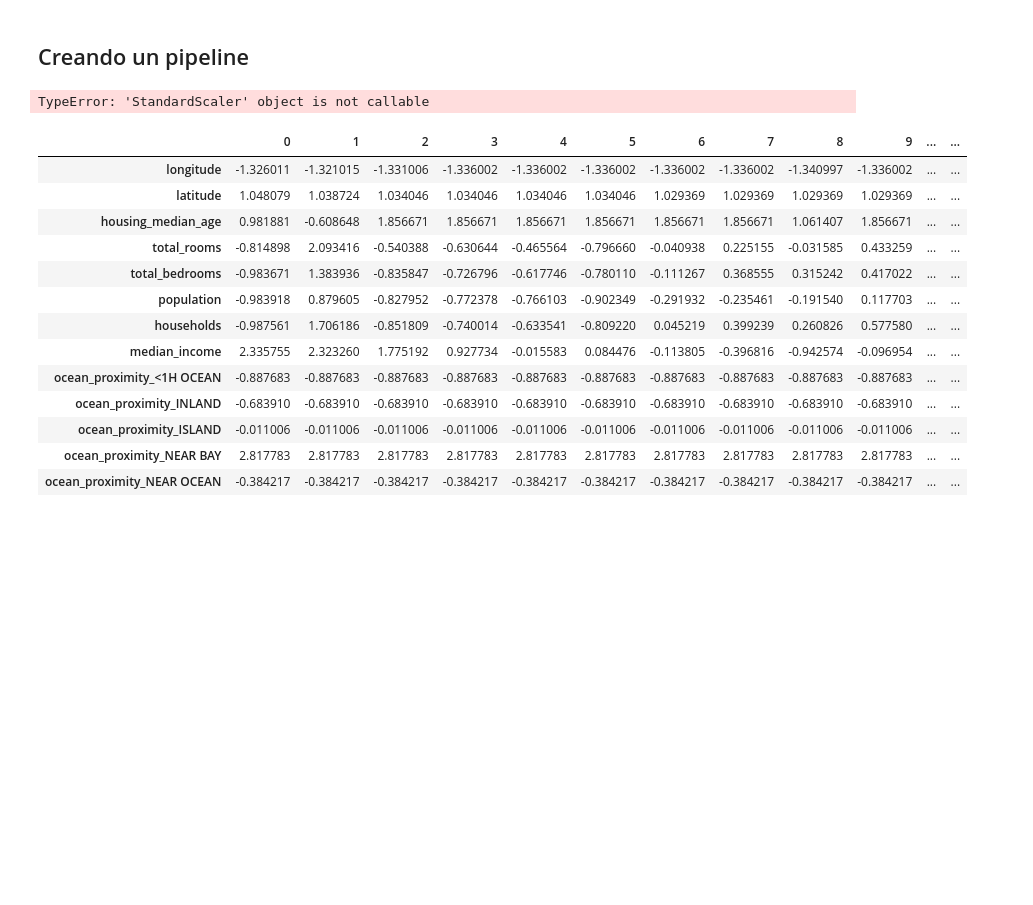
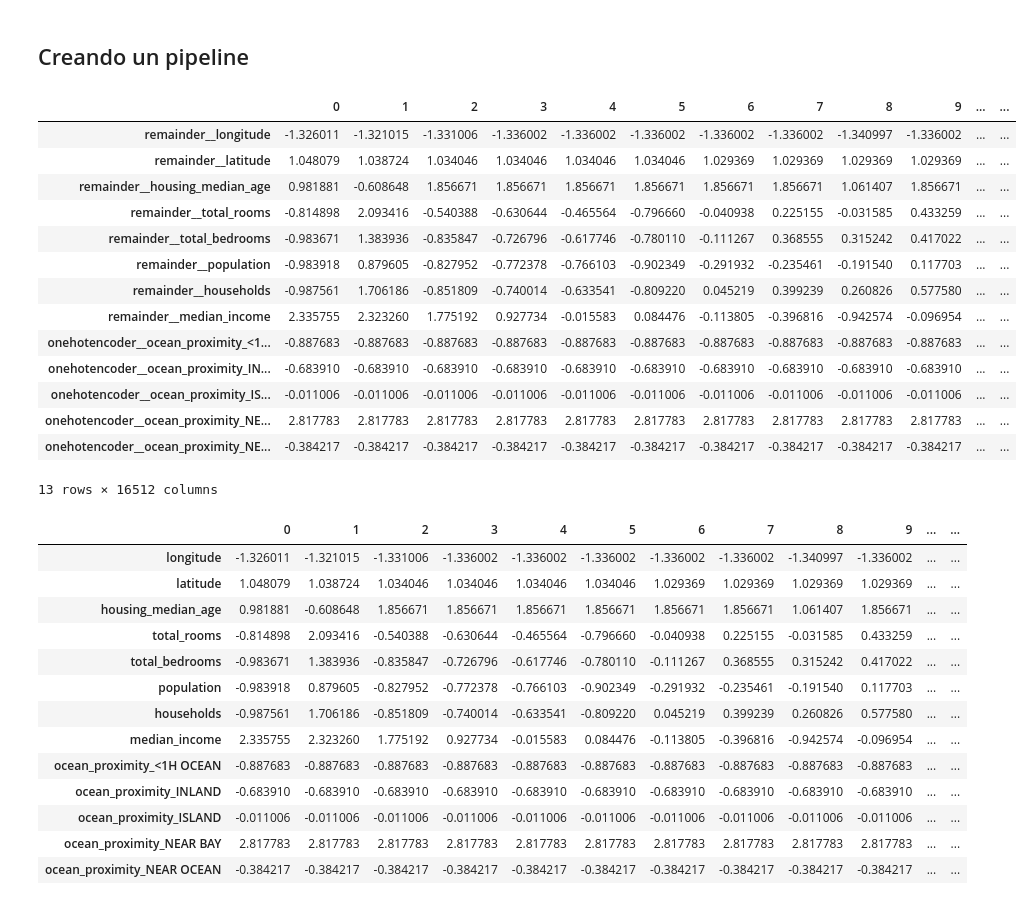
Before and after one commit to salopalo/Compartido, a Jupyter notebook: knn_def.ipynb, the cells around one changed output. Saved outputs shown, nothing was run; the diff lists cells and outputs as text; code cells hidden in the pictures; blank space fills up the shorter version.

```diff
--- a/knn_def.ipynb
+++ b/knn_def.ipynb
@@ -349,42 +349,48 @@ ocean_proximity_NEAR OCEAN -0.384217
 [13 rows x 158 columns]
 # %% [markdown]
 ## Creando un pipeline
-# %%
-from sklearn.compose import make_column_selector, make_column_transformer
-from sklearn.pipeline import make_pipeline
-from sklearn.compose import ColumnTransformer
-from sklearn.pipeline import Pipeline
-
-
-
-
-# Definir las columnas categóricas y numéricas
-categorical_cols = ['ocean_proximity']
-numeric_cols = ["longitude", "latitude", "housing_median_age", "total_rooms", "total_bedrooms", "population", "households", "median_income"]
-
-# Construir el preprocesador combinando columnas categóricas y numéricas
-preprocessor = ColumnTransformer(transformers=[
-    ('cat', OneHotEncoder(), categorical_cols),
-])
-
-# Pipeline final con todos los pasos, incluyendo la imputación
-pipeline = Pipeline(steps=[
-    ('preprocessor', preprocessor),
-    ('scaler', std_scaler(preprocessor)   )
-    ('imputer', KNNImputer(n_neighbors=int(np.sqrt(housingX_train.shape[0]))))
-])
-
-# Aplicar el pipeline al conjunto de entrenamiento
-hoXtrain_preprocessed = pipeline.fit_transform(housingX_train)
-
-# Convertir el resultado a DataFrame
-hoXtrain_preprocessed = pd.DataFrame(
-    hoXtrain_preprocessed,
-    columns = list(preprocessor.transformers_[0][1].get_feature_names_out()) + numeric_cols,
-    index = housingX_train.index
-)
-# %% [output]
-TypeError: 'StandardScaler' object is not callable
+# %%
+from sklearn.compose import make_column_selector, make_column_transformer
+from sklearn.pipeline import make_pipeline
+from sklearn.compose import ColumnTransformer
+from sklearn.pipeline import Pipeline
+
+transformer1 = make_column_transformer(
+    (OneHotEncoder(), make_column_selector(dtype_include=object)),
+    remainder="passthrough"
+)
+
+pipeline = make_pipeline(transformer1, StandardScaler(), KNNImputer(n_neighbors=np.sqrt(housingX_train.shape[0]).astype(int))) # creamos un pipeline con las transformaciones previas y la imputación
+
+hoXtrain_ohe2_scal_imputed_2 = pipeline.fit_transform(housingX_train) # Aplicamos el pipeline a los datos de entrenamiento
+
+hoXtrain_ohe2_scal_imputed_3 = pd.DataFrame(
+    hoXtrain_ohe2_scal_imputed_2,
+    columns=transformer1.get_feature_names_out(),
+    index=housingX_train.index)
+
+hoXtrain_ohe2_scal_imputed_3.T
+# Reordenamos las columnas para que tengan el mismo orden ya que el pipeline ha aplicado primero el OHE y ha añadido sus columnas al principio
+
+hoXtrain_ohe2_scal_imputed_4 = hoXtrain_ohe2_scal_imputed_3.reindex(["remainder__longitude","remainder__latitude","remainder__housing_median_age","remainder__total_rooms","remainder__total_bedrooms","remainder__population","remainder__households","remainder__median_income","onehotencoder__ocean_proximity_<1H OCEAN","onehotencoder__ocean_proximity_INLAND","onehotencoder__ocean_proximity_ISLAND","onehotencoder__ocean_proximity_NEAR BAY","onehotencoder__ocean_proximity_NEAR OCEAN"], axis=1)
+
+hoXtrain_ohe2_scal_imputed_4.sort_index().T
+# %% [output]
+|  | 0 | 1 | 2 | 3 | 4 | 5 | 6 | 7 | 8 | 9 | ... | ... |
+| remainder__longitude | -1.326011 | -1.321015 | -1.331006 | -1.336002 | -1.336002 | -1.336002 | -1.336002 | -1.336002 | -1.340997 | -1.336002 | ... | ... |
+| remainder__latitude | 1.048079 | 1.038724 | 1.034046 | 1.034046 | 1.034046 | 1.034046 | 1.029369 | 1.029369 | 1.029369 | 1.029369 | ... | ... |
+| remainder__housing_median_age | 0.981881 | -0.608648 | 1.856671 | 1.856671 | 1.856671 | 1.856671 | 1.856671 | 1.856671 | 1.061407 | 1.856671 | ... | ... |
+| remainder__total_rooms | -0.814898 | 2.093416 | -0.540388 | -0.630644 | -0.465564 | -0.796660 | -0.040938 | 0.225155 | -0.031585 | 0.433259 | ... | ... |
+| remainder__total_bedrooms | -0.983671 | 1.383936 | -0.835847 | -0.726796 | -0.617746 | -0.780110 | -0.111267 | 0.368555 | 0.315242 | 0.417022 | ... | ... |
+| remainder__population | -0.983918 | 0.879605 | -0.827952 | -0.772378 | -0.766103 | -0.902349 | -0.291932 | -0.235461 | -0.191540 | 0.117703 | ... | ... |
+| remainder__households | -0.987561 | 1.706186 | -0.851809 | -0.740014 | -0.633541 | -0.809220 | 0.045219 | 0.399239 | 0.260826 | 0.577580 | ... | ... |
+| remainder__median_income | 2.335755 | 2.323260 | 1.775192 | 0.927734 | -0.015583 | 0.084476 | -0.113805 | -0.396816 | -0.942574 | -0.096954 | ... | ... |
+| onehotencoder__ocean_proximity_<1... | -0.887683 | -0.887683 | -0.887683 | -0.887683 | -0.887683 | -0.887683 | -0.887683 | -0.887683 | -0.887683 | -0.887683 | ... | ... |
+| onehotencoder__ocean_proximity_IN... | -0.683910 | -0.683910 | -0.683910 | -0.683910 | -0.683910 | -0.683910 | -0.683910 | -0.683910 | -0.683910 | -0.683910 | ... | ... |
+| onehotencoder__ocean_proximity_IS... | -0.011006 | -0.011006 | -0.011006 | -0.011006 | -0.011006 | -0.011006 | -0.011006 | -0.011006 | -0.011006 | -0.011006 | ... | ... |
+| onehotencoder__ocean_proximity_NE... | 2.817783 | 2.817783 | 2.817783 | 2.817783 | 2.817783 | 2.817783 | 2.817783 | 2.817783 | 2.817783 | 2.817783 | ... | ... |
+| onehotencoder__ocean_proximity_NE... | -0.384217 | -0.384217 | -0.384217 | -0.384217 | -0.384217 | -0.384217 | -0.384217 | -0.384217 | -0.384217 | -0.384217 | ... | ... |
+13 rows × 16512 columns
 # %%
 hoXtrain_ohe2_scal_imputed.sort_index().T
 # %% [output]
```
Also changed, not shown: parts of 2 cells of this notebook.
